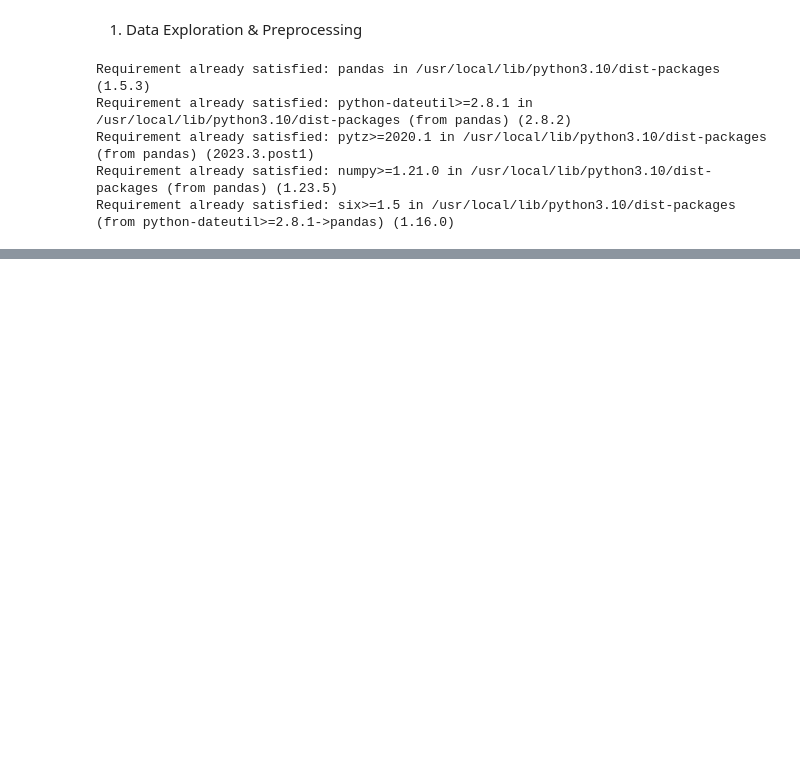
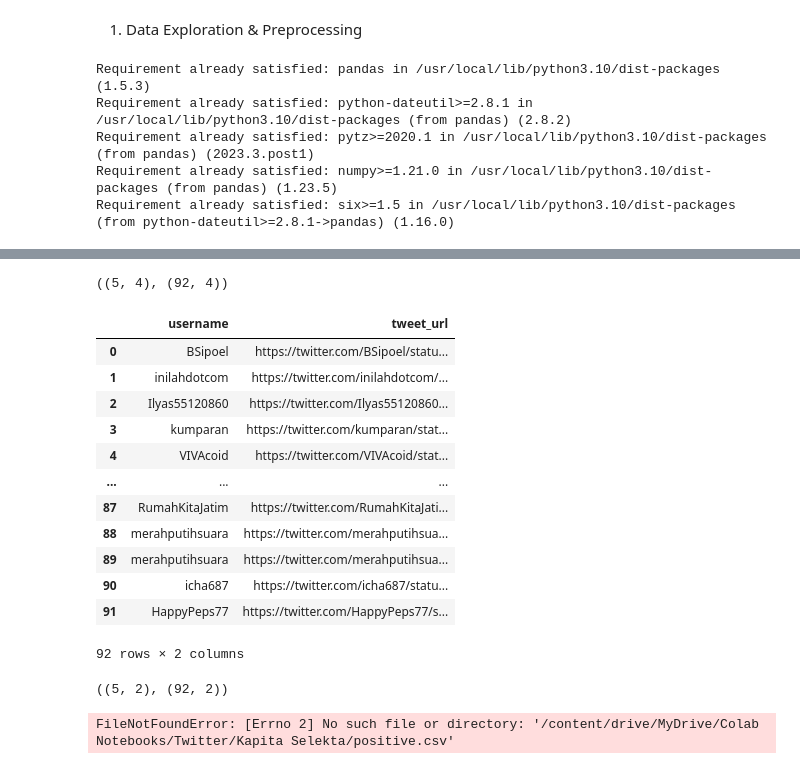
Before and after one commit to bagusadiprabowo/Craw-Data-Twitter, a Jupyter notebook: Crawl_Twitter.ipynb, the cells around one changed output, grey strips where cells are left out. Saved outputs shown, nothing was run; the diff lists cells and outputs as text; code cells hidden in the pictures; blank space fills up the shorter version.

```diff
--- a/Crawl_Twitter.ipynb
+++ b/Crawl_Twitter.ipynb
@@ -247,0 +489,4 @@ data_clean.head(100)
+# %%
+data.head().shape,data.shape
+# %% [output]
+((5, 4), (92, 4))
@@ -247,0 +495,18 @@ data_clean.head(100)
+# %%
+df = pd.read_csv(r'hasil_cleaning2.csv', lineterminator='\n')
+df = df[['username', 'tweet_url']]
+df
+# %% [output]
+|  | username | tweet_url |
+| 0 | BSipoel | https://twitter.com/BSipoel/statu... |
+| 1 | inilahdotcom | https://twitter.com/inilahdotcom/... |
+| 2 | Ilyas55120860 | https://twitter.com/Ilyas55120860... |
+| 3 | kumparan | https://twitter.com/kumparan/stat... |
+| 4 | VIVAcoid | https://twitter.com/VIVAcoid/stat... |
+| ... | ... | ... |
+| 87 | RumahKitaJatim | https://twitter.com/RumahKitaJati... |
+| 88 | merahputihsuara | https://twitter.com/merahputihsua... |
+| 89 | merahputihsuara | https://twitter.com/merahputihsua... |
+| 90 | icha687 | https://twitter.com/icha687/statu... |
+| 91 | HappyPeps77 | https://twitter.com/HappyPeps77/s... |
+92 rows × 2 columns
@@ -247,0 +515,39 @@ data_clean.head(100)
+# %%
+df.head().shape,df.shape
+# %% [output]
+((5, 2), (92, 2))
+# %%
+from scipy.linalg import polar
+lexicon_positive = dict()
+import csv
+with open('/content/drive/MyDrive/Colab Notebooks/Twitter/Kapita Selekta/positive.csv', 'r') as csvfile:
+  reader = csv.reader(csvfile, delimiter=',')
+  for row in reader :
+      lexicon_positive[row[0]] = int(row[1])
+
+lexicon_negative = dict()
+import csv
+with open('/content/drive/MyDrive/Colab Notebooks/Twitter/Kapita Selekta/negative.csv', 'r') as csvfile:
+  reader = csv.reader(csvfile, delimiter=',')
+  for row in reader:
+      lexicon_negative[row[0]] = int(row[1])
+
+#Function to determine sentiment polarity of tweets
+def sentiment_analysis_lexicon_indonesia(text):
+    score = 0
+    for word in text:
+      if (word in lexicon_positive):
+          score = score + lexicon_positive[word]
+    for word in text:
+      if (word in lexicon_negative):
+        score = score + lexicon_negative[word]
+    polarity=''
+    if (score > 0):
+        Sentiment = 'positive'
+    elif (score < 0):
+        Sentiment = 'negative'
+    else:
+      Sentiment = 'neutral'
+    return score, Sentiment
+# %% [output]
+FileNotFoundError: [Errno 2] No such file or directory: '/content/drive/MyDrive/Colab Notebooks/Twitter/Kapita Selekta/positive.csv'
```
Also changed, not shown: parts of 38 cells of this notebook.
